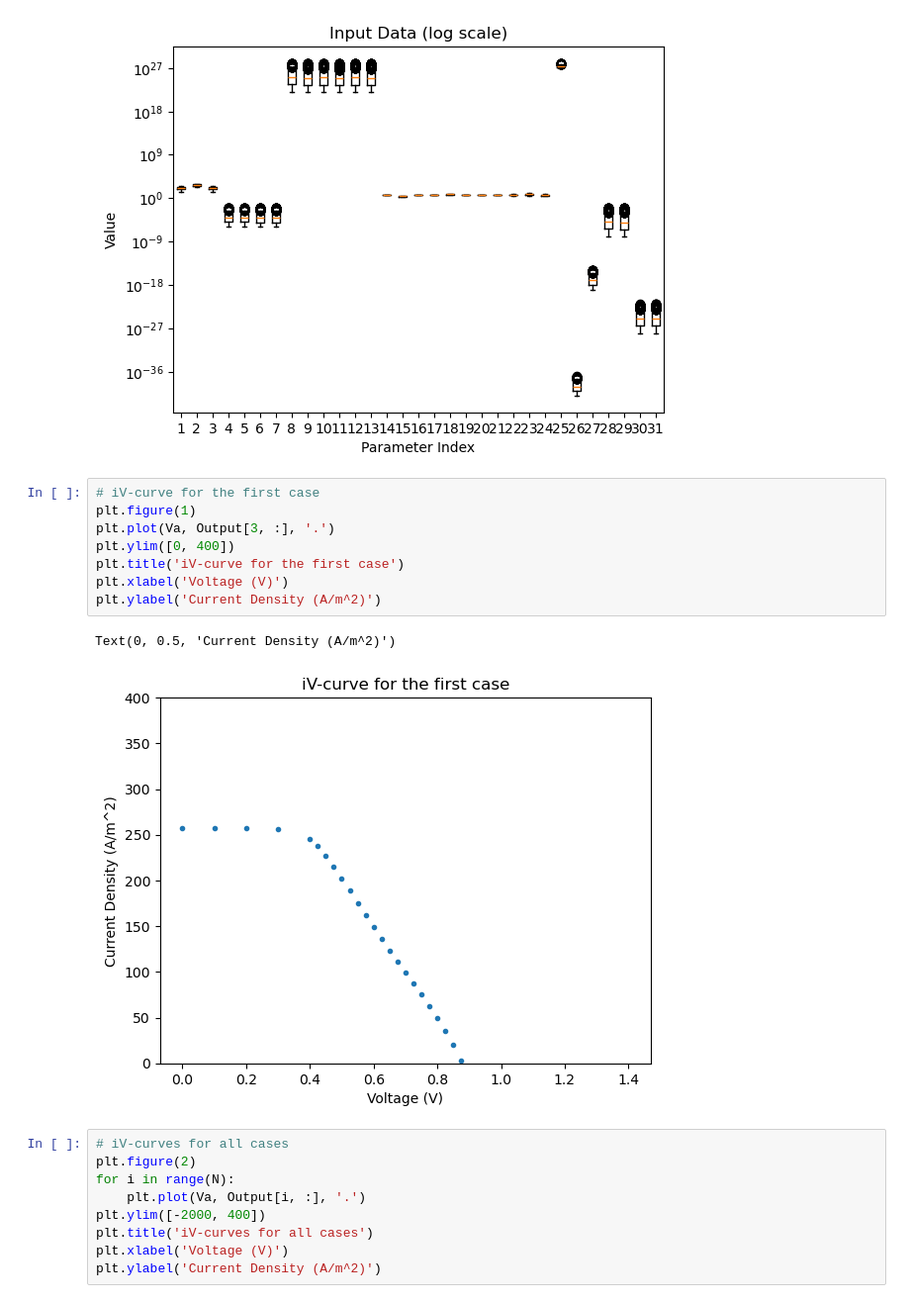
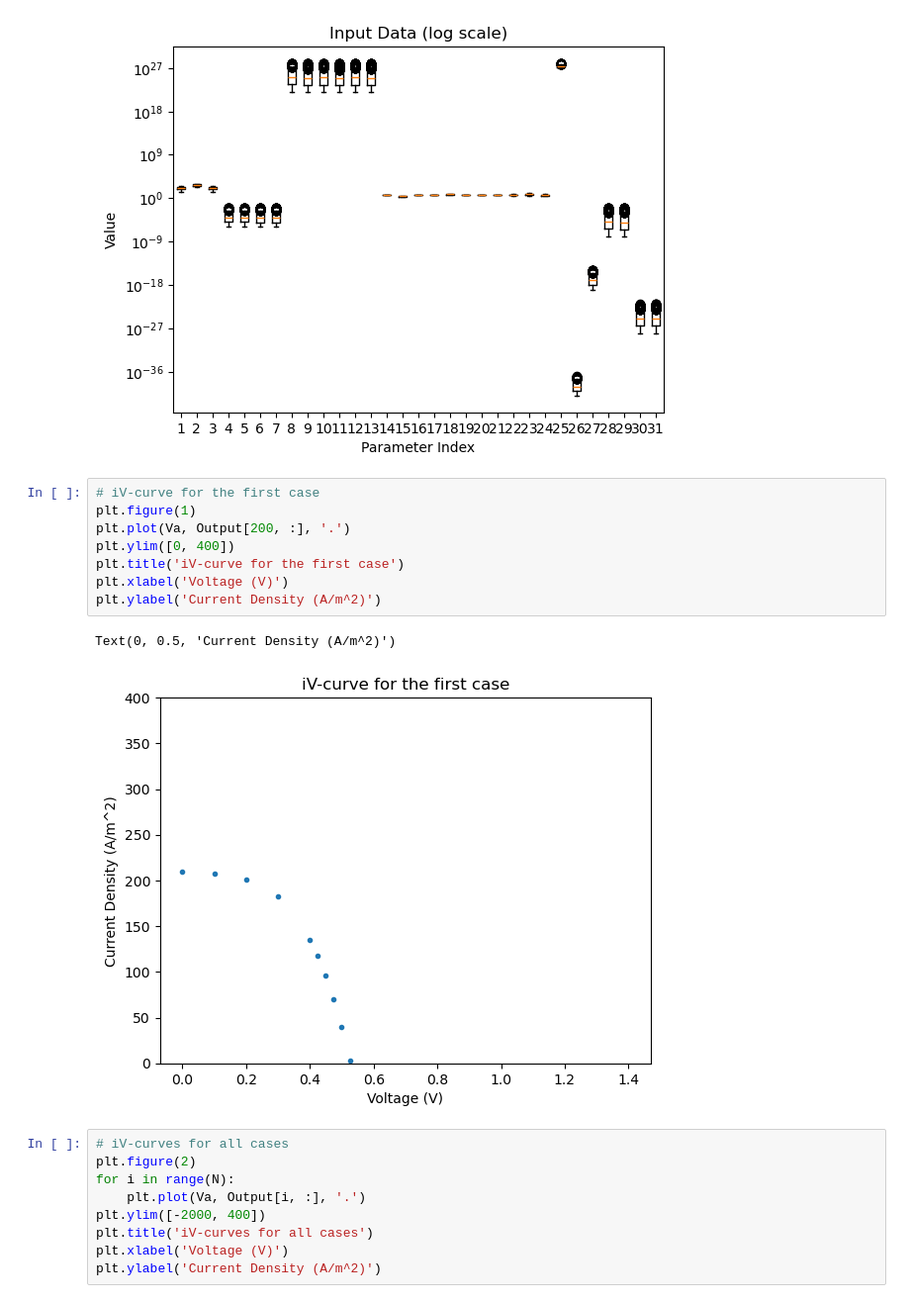
Before and after one commit to supreme-gg-gg/psc-iv-curves-attention-tcn, a Jupyter notebook: notebooks/visualization.ipynb, the cells around one changed output. Shown at 99% size. Cells and saved outputs as stored; diff of their text form.

Commit message:
notebook exp for curve truncation

```diff
--- a/notebooks/visualization.ipynb
+++ b/notebooks/visualization.ipynb
@@ -36,14 +36,14 @@ Text(0, 0.5, 'Value')
 # %%
 # iV-curve for the first case
 plt.figure(1)
-plt.plot(Va, Output[3, :], '.')
+plt.plot(Va, Output[200, :], '.')
 plt.ylim([0, 400])
 plt.title('iV-curve for the first case')
 plt.xlabel('Voltage (V)')
 plt.ylabel('Current Density (A/m^2)')
 # %% [output]
 Text(0, 0.5, 'Current Density (A/m^2)')
-[figure, old version]
+[figure, new version]
 # %%
 # iV-curves for all cases
 plt.figure(2)
```
Also changed, not shown: parts of 5 cells of this notebook, 1 other file.
